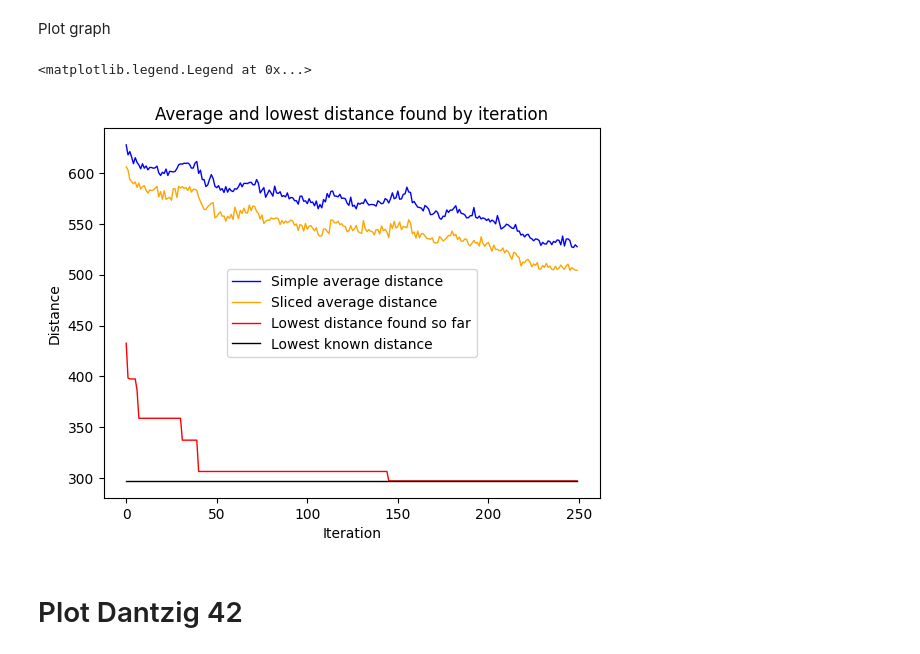
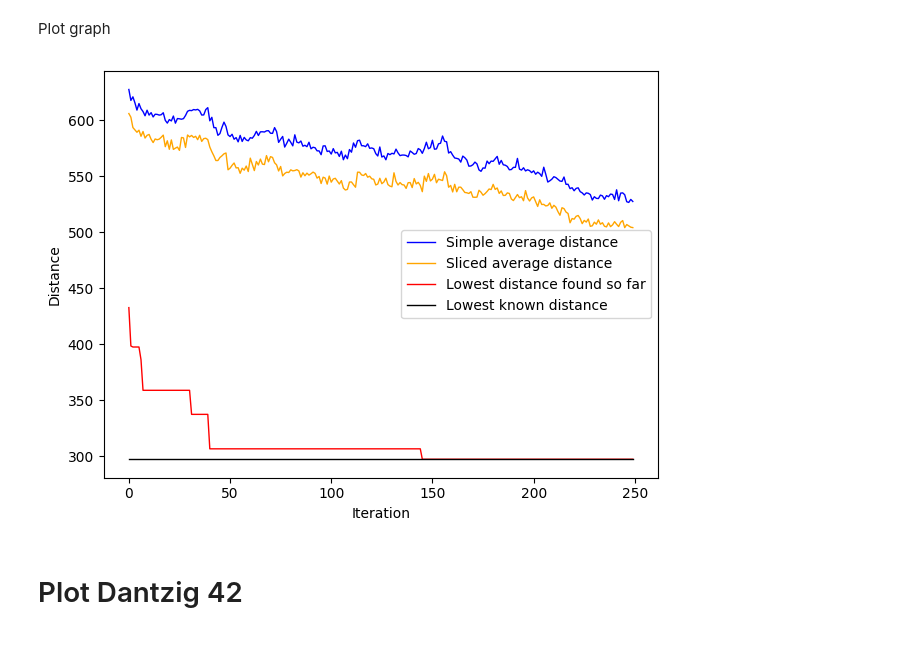
Before and after one commit to goldsmdn/TSP_VQC, a Jupyter notebook: plot_data.ipynb, the cells around one changed output. Drawn from its saved outputs; the diff is of its cells as text; code cells hidden in the pictures.

Commit message:
#66 Changes to move stand-alone graphs to PDF.

```diff
--- a/plot_data.ipynb
+++ b/plot_data.ipynb
@@ -51,15 +53,21 @@ Plot graph
 # %%
 plt.plot(df_detailed.index, df_detailed['average_list'], linewidth=1.0, color = 'blue', label='Simple average distance')
 plt.plot(df_detailed.index, df_detailed['sliced_list'], linewidth=1.0, color = 'orange', label='Sliced average distance')
 plt.plot(df_detailed.index, df_detailed['lowest_list'], linewidth=1.0, color = 'red', label='Lowest distance found so far')
 plt.plot(df_detailed.index, df_detailed['best_dist'], linewidth=1.0, color = 'black', label='Lowest known distance')
-plt.title('Average and lowest distance found by iteration')
+title = 'Average_and_lowest_distance_found by_iteration'
+if PLOT_TITLE:
+    plt.title(title)
 plt.xlabel('Iteration')
 plt.ylabel('Distance')
 plt.legend()
+plt.tight_layout()
+
+filename = Path(GRAPH_DIR).joinpath(f'{title}.pdf')
+plt.savefig(filename, bbox_inches='tight')
+plt.show()
 # %% [output]
-<matplotlib.legend.Legend at 0x...>
-[figure, old version]
+[figure, new version]
 # %% [markdown]
 # Plot Dantzig 42
 # %%
```
Also changed, not shown: parts of 4 cells of this notebook.
